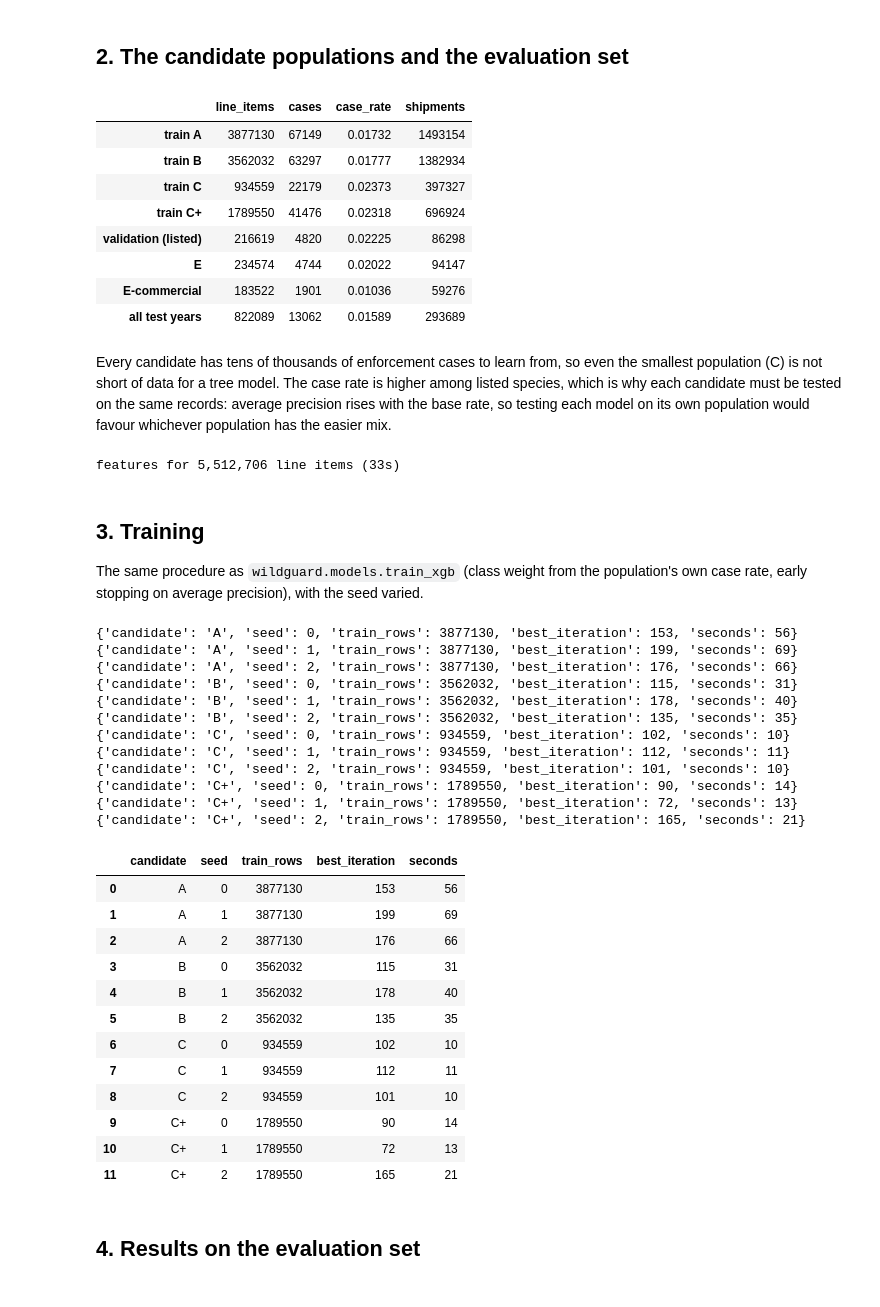
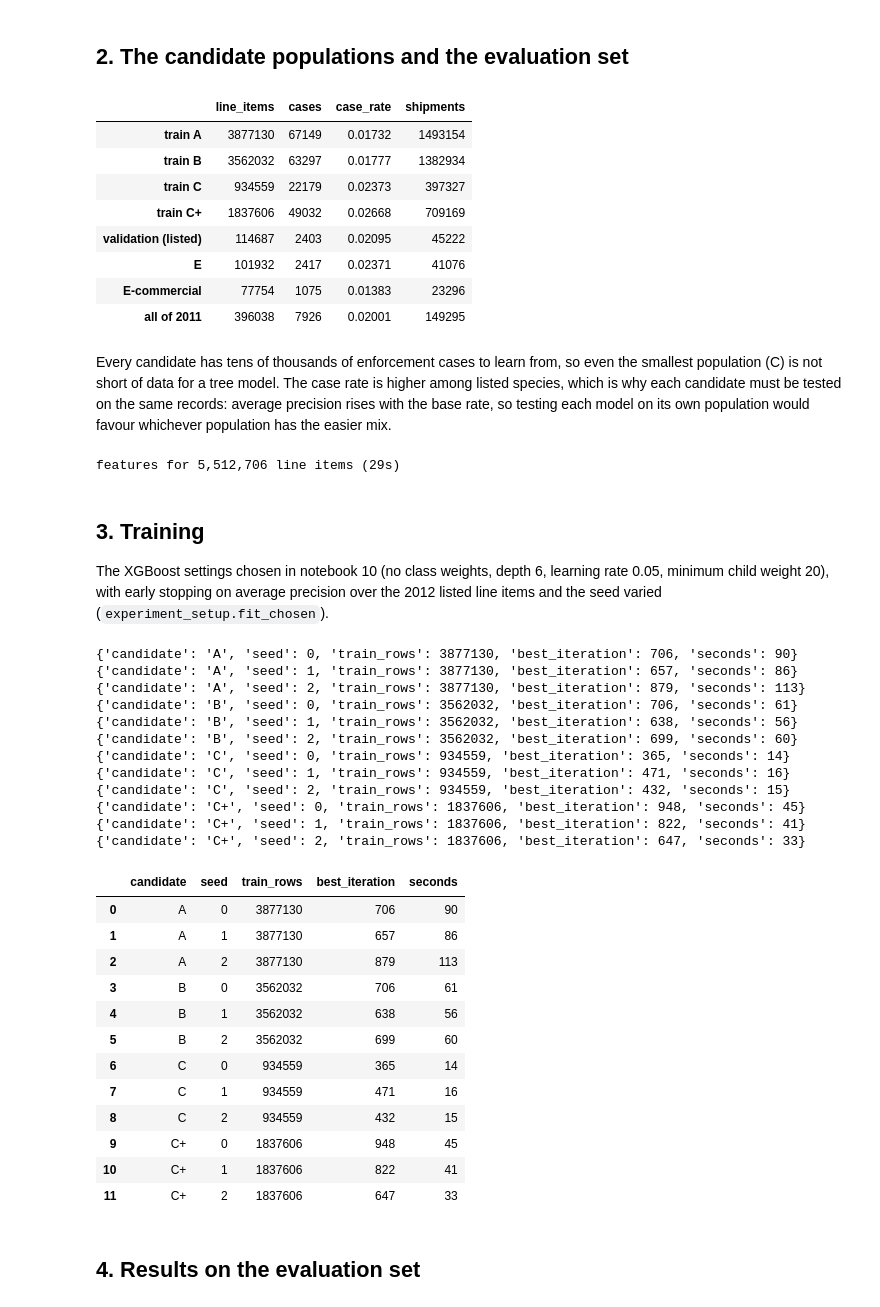
Before and after one commit to datakeep64/PRS-PM-Group-37-WildGuard, a Jupyter notebook: SYSTEM CODE/notebooks/04_training_population.ipynb, the cells around one changed output. Drawn from its saved outputs; the diff is of its cells as text; code cells hidden in the pictures.

```diff
--- a/SYSTEM CODE/notebooks/04_training_population.ipynb
+++ b/SYSTEM CODE/notebooks/04_training_population.ipynb
@@ -91,13 +98,15 @@ LEMIS line items: 5,512,706
 # %% [markdown]
 ## 2. The candidate populations and the evaluation set
 # %%
-tr, va, te = X_.split(df)
+tr, _, _ = X_.split(df)
+yr = df["year"].to_numpy()
+va, ev = yr == X_.config.HELD_BACK_YEAR, yr == X_.config.SELECTION_YEAR   # rerun: 2012, 2011
 animal, sp, gen = (df[c].to_numpy() for c in ("animal", "sp_listed", "gen_listed"))
 commercial = (df["purpose"] == "T").to_numpy()
 
 POP = {"A": tr, "B": tr & animal, "C": tr & sp, "C+": tr & gen}
 VAL = va & sp                         # early stopping, the same for every candidate
-EVAL = {"E": te & sp, "E-commercial": te & sp & commercial, "all test years": te}
+EVAL = {"E": ev & sp, "E-commercial": ev & sp & commercial, "all of 2011": ev}
 
 y = df["label"].to_numpy()
 rows = {f"train {k}": m for k, m in POP.items()} | {"validation (listed)": VAL} | EVAL
@@ -111,11 +120,11 @@ pd.DataFrame({"line_items": [m.sum() for m in rows.values()],
 | train A | 3877130 | 67149 | 0.01732 | 1493154 |
 | train B | 3562032 | 63297 | 0.01777 | 1382934 |
 | train C | 934559 | 22179 | 0.02373 | 397327 |
-| train C+ | 1789550 | 41476 | 0.02318 | 696924 |
-| validation (listed) | 216619 | 4820 | 0.02225 | 86298 |
-| E | 234574 | 4744 | 0.02022 | 94147 |
-| E-commercial | 183522 | 1901 | 0.01036 | 59276 |
-| all test years | 822089 | 13062 | 0.01589 | 293689 |
+| train C+ | 1837606 | 49032 | 0.02668 | 709169 |
+| validation (listed) | 114687 | 2403 | 0.02095 | 45222 |
+| E | 101932 | 2417 | 0.02371 | 41076 |
+| E-commercial | 77754 | 1075 | 0.01383 | 23296 |
+| all of 2011 | 396038 | 7926 | 0.02001 | 149295 |
 # %% [markdown]
 Every candidate has tens of thousands of enforcement cases to learn from, so even the smallest population (C) is not short of data for a tree model. The case rate is higher among listed species, which is why each candidate must be tested on the same records: average precision rises with the base rate, so testing each model on its own population would favour whichever population has the easier mix.
 # %%
@@ -124,46 +133,46 @@ X, CATS = X_.build_features(df, tr)    # peer norms and category sets: all train
 ship = df["shipment_id"].to_numpy()
 print(f"features for {len(X):,} line items ({time.time() - t0:.0f}s)")
 # %% [output]
-features for 5,512,706 line items (33s)
+features for 5,512,706 line items (29s)
 # %% [markdown]
 ## 3. Training
 
-The same procedure as `wildguard.models.train_xgb` (class weight from the population's own case rate, early stopping on average precision), with the seed varied.
+The XGBoost settings chosen in notebook 10 (no class weights, depth 6, learning rate 0.05, minimum child weight 20), with early stopping on average precision over the 2012 listed line items and the seed varied (`experiment_setup.fit_chosen`).
 # %%
 models, log = {}, []
 for c in CANDIDATES:
     for seed in SEEDS:
         t = time.time()
-        models[c, seed] = X_.fit(X, y, POP[c], VAL, seed)
+        models[c, seed] = X_.fit_chosen(X, y, POP[c], VAL, seed)
         log.append({"candidate": c, "seed": seed, "train_rows": int(POP[c].sum()),
                     "best_iteration": models[c, seed].best_iteration,
                     "seconds": round(time.time() - t)})
         print(log[-1])
 pd.DataFrame(log)
 # %% [output]
-{'candidate': 'A', 'seed': 0, 'train_rows': 3877130, 'best_iteration': 153, 'seconds': 56}
-{'candidate': 'A', 'seed': 1, 'train_rows': 3877130, 'best_iteration': 199, 'seconds': 69}
-{'candidate': 'A', 'seed': 2, 'train_rows': 3877130, 'best_iteration': 176, 'seconds': 66}
-{'candidate': 'B', 'seed': 0, 'train_rows': 3562032, 'best_iteration': 115, 'seconds': 31}
-{'candidate': 'B', 'seed': 1, 'train_rows': 3562032, 'best_iteration': 178, 'seconds': 40}
-{'candidate': 'B', 'seed': 2, 'train_rows': 3562032, 'best_iteration': 135, 'seconds': 35}
-{'candidate': 'C', 'seed': 0, 'train_rows': 934559, 'best_iteration': 102, 'seconds': 10}
-{'candidate': 'C', 'seed': 1, 'train_rows': 934559, 'best_iteration': 112, 'seconds': 11}
-{'candidate': 'C', 'seed': 2, 'train_rows': 934559, 'best_iteration': 101, 'seconds': 10}
-{'candidate': 'C+', 'seed': 0, 'train_rows': 1789550, 'best_iteration': 90, 'seconds': 14}
-{'candidate': 'C+', 'seed': 1, 'train_rows': 1789550, 'best_iteration': 72, 'seconds': 13}
-{'candidate': 'C+', 'seed': 2, 'train_rows': 1789550, 'best_iteration': 165, 'seconds': 21}
+{'candidate': 'A', 'seed': 0, 'train_rows': 3877130, 'best_iteration': 706, 'seconds': 90}
+{'candidate': 'A', 'seed': 1, 'train_rows': 3877130, 'best_iteration': 657, 'seconds': 86}
+{'candidate': 'A', 'seed': 2, 'train_rows': 3877130, 'best_iteration': 879, 'seconds': 113}
+{'candidate': 'B', 'seed': 0, 'train_rows': 3562032, 'best_iteration': 706, 'seconds': 61}
+{'candidate': 'B', 'seed': 1, 'train_rows': 3562032, 'best_iteration': 638, 'seconds': 56}
+{'candidate': 'B', 'seed': 2, 'train_rows': 3562032, 'best_iteration': 699, 'seconds': 60}
+{'candidate': 'C', 'seed': 0, 'train_rows': 934559, 'best_iteration': 365, 'seconds': 14}
+{'candidate': 'C', 'seed': 1, 'train_rows': 934559, 'best_iteration': 471, 'seconds': 16}
+{'candidate': 'C', 'seed': 2, 'train_rows': 934559, 'best_iteration': 432, 'seconds': 15}
+{'candidate': 'C+', 'seed': 0, 'train_rows': 1837606, 'best_iteration': 948, 'seconds': 45}
+{'candidate': 'C+', 'seed': 1, 'train_rows': 1837606, 'best_iteration': 822, 'seconds': 41}
+{'candidate': 'C+', 'seed': 2, 'train_rows': 1837606, 'best_iteration': 647, 'seconds': 33}
 |  | candidate | seed | train_rows | best_iteration | seconds |
-| 0 | A | 0 | 3877130 | 153 | 56 |
-| 1 | A | 1 | 3877130 | 199 | 69 |
-| 2 | A | 2 | 3877130 | 176 | 66 |
-| 3 | B | 0 | 3562032 | 115 | 31 |
-| 4 | B | 1 | 3562032 | 178 | 40 |
-| 5 | B | 2 | 3562032 | 135 | 35 |
-| 6 | C | 0 | 934559 | 102 | 10 |
-| 7 | C | 1 | 934559 | 112 | 11 |
-| 8 | C | 2 | 934559 | 101 | 10 |
-| 9 | C+ | 0 | 1789550 | 90 | 14 |
-| 10 | C+ | 1 | 1789550 | 72 | 13 |
-| 11 | C+ | 2 | 1789550 | 165 | 21 |
+| 0 | A | 0 | 3877130 | 706 | 90 |
+| 1 | A | 1 | 3877130 | 657 | 86 |
+| 2 | A | 2 | 3877130 | 879 | 113 |
+| 3 | B | 0 | 3562032 | 706 | 61 |
+| 4 | B | 1 | 3562032 | 638 | 56 |
+| 5 | B | 2 | 3562032 | 699 | 60 |
+| 6 | C | 0 | 934559 | 365 | 14 |
+| 7 | C | 1 | 934559 | 471 | 16 |
+| 8 | C | 2 | 934559 | 432 | 15 |
+| 9 | C+ | 0 | 1837606 | 948 | 45 |
+| 10 | C+ | 1 | 1837606 | 822 | 41 |
+| 11 | C+ | 2 | 1837606 | 647 | 33 |
 # %%
```
Also changed, not shown: parts of 13 cells of this notebook, 4 other files.
